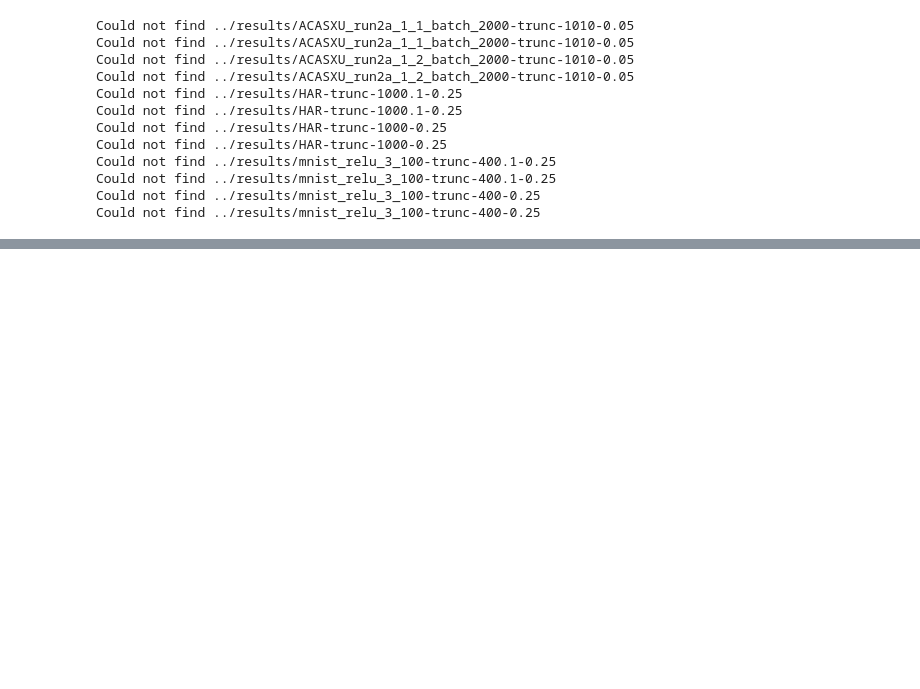
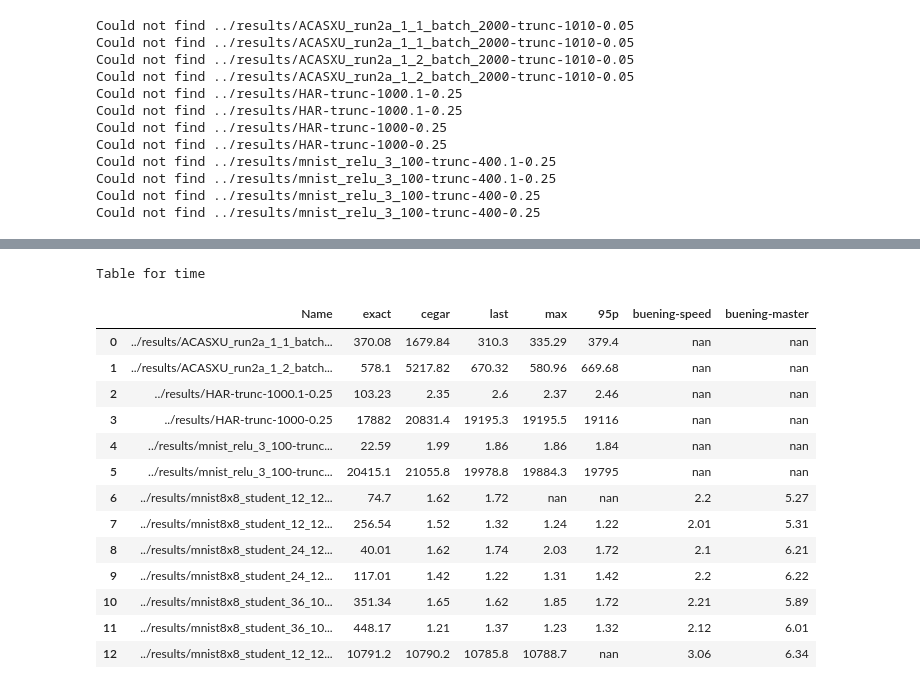
Before and after one commit to samysweb/nnequiv-experiments, a Jupyter notebook: analysis/Solved Instances.ipynb, the cells around one changed output, grey strips where cells are left out. Cells and saved outputs as stored; diff of their text form; code cells hidden in the pictures; blank space fills up the shorter version.

Commit message:
More data and analyses

```diff
--- a/analysis/Solved Instances.ipynb
+++ b/analysis/Solved Instances.ipynb
@@ -118,3 +134,23 @@ Table for real
+# %%
+comparison = analyse.RunlimMultiComparator(runs,["exact", "cegar", "last", "max", "95p", "buening-speed", "buening-master"],benchmarks)
+
+comparison.render_table("time")
+# %% [output]
+Table for time
+|  | Name | exact | cegar | last | max | 95p | buening-speed | buening-master |
+| 0 | ../results/ACASXU_run2a_1_1_batch... | 370.08 | 1679.84 | 310.3 | 335.29 | 379.4 | nan | nan |
+| 1 | ../results/ACASXU_run2a_1_2_batch... | 578.1 | 5217.82 | 670.32 | 580.96 | 669.68 | nan | nan |
+| 2 | ../results/HAR-trunc-1000.1-0.25 | 103.23 | 2.35 | 2.6 | 2.37 | 2.46 | nan | nan |
+| 3 | ../results/HAR-trunc-1000-0.25 | 17882 | 20831.4 | 19195.3 | 19195.5 | 19116 | nan | nan |
+| 4 | ../results/mnist_relu_3_100-trunc... | 22.59 | 1.99 | 1.86 | 1.86 | 1.84 | nan | nan |
+| 5 | ../results/mnist_relu_3_100-trunc... | 20415.1 | 21055.8 | 19978.8 | 19884.3 | 19795 | nan | nan |
+| 6 | ../results/mnist8x8_student_12_12... | 74.7 | 1.62 | 1.72 | nan | nan | 2.2 | 5.27 |
+| 7 | ../results/mnist8x8_student_12_12... | 256.54 | 1.52 | 1.32 | 1.24 | 1.22 | 2.01 | 5.31 |
+| 8 | ../results/mnist8x8_student_24_12... | 40.01 | 1.62 | 1.74 | 2.03 | 1.72 | 2.1 | 6.21 |
+| 9 | ../results/mnist8x8_student_24_12... | 117.01 | 1.42 | 1.22 | 1.31 | 1.42 | 2.2 | 6.22 |
+| 10 | ../results/mnist8x8_student_36_10... | 351.34 | 1.65 | 1.62 | 1.85 | 1.72 | 2.21 | 5.89 |
+| 11 | ../results/mnist8x8_student_36_10... | 448.17 | 1.21 | 1.37 | 1.23 | 1.32 | 2.12 | 6.01 |
+| 12 | ../results/mnist8x8_student_12_12... | 10791.2 | 10790.2 | 10785.8 | 10788.7 | nan | 3.06 | 6.34 |
 # %%
 comparison = analyse.RunlimMultiComparator(runs,["exact", "cegar", "last", "max", "95p", "buening-speed", "buening-master"],benchmarks)
 
```
Also changed, not shown: parts of 5 cells of this notebook, 2 other files.
